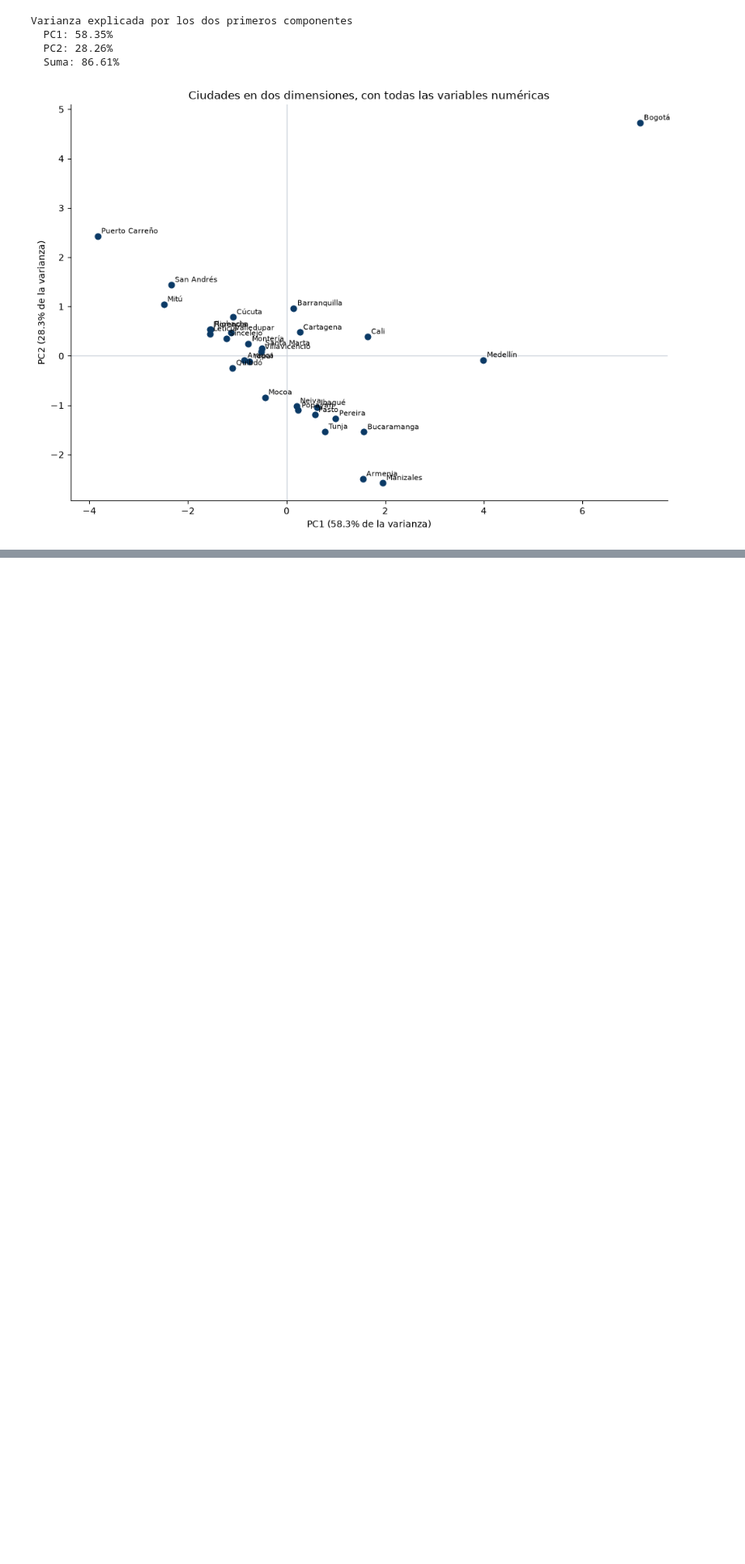
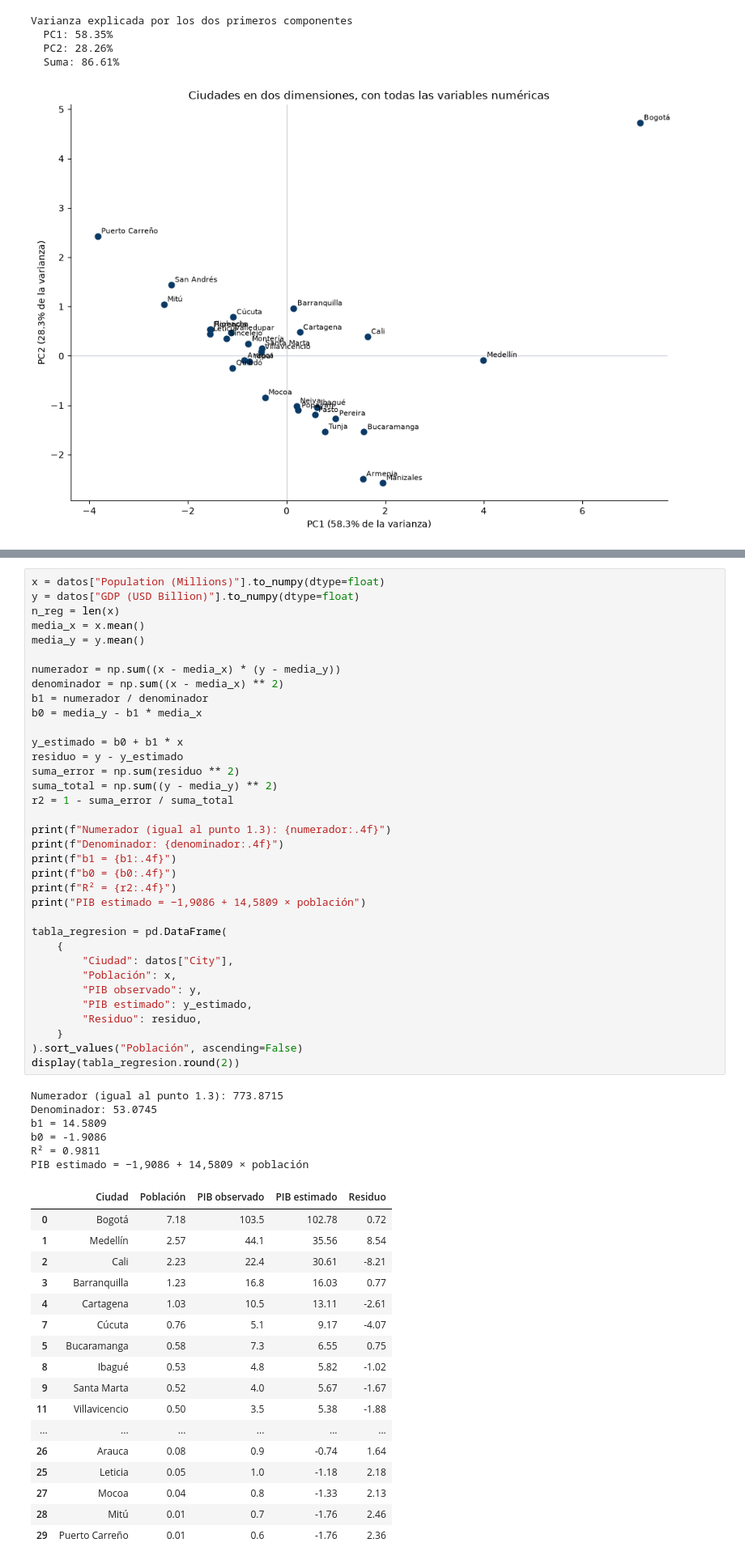
Before and after one commit to malejaDev/MachineLearning1, a Jupyter notebook: tarea1/src/notebook/tarea1.ipynb, the cells around one changed output, grey strips where cells are left out. Shown at 81% size. Saved outputs shown, nothing was run; the diff lists cells and outputs as text; blank space fills up the shorter version.

```diff
--- a/tarea1/src/notebook/tarea1.ipynb
+++ b/tarea1/src/notebook/tarea1.ipynb
@@ -1176,0 +1186,59 @@ Varianza explicada por los dos primeros componentes
+# %%
+x = datos["Population (Millions)"].to_numpy(dtype=float)
+y = datos["GDP (USD Billion)"].to_numpy(dtype=float)
+n_reg = len(x)
+media_x = x.mean()
+media_y = y.mean()
+
+numerador = np.sum((x - media_x) * (y - media_y))
+denominador = np.sum((x - media_x) ** 2)
+b1 = numerador / denominador
+b0 = media_y - b1 * media_x
+
+y_estimado = b0 + b1 * x
+residuo = y - y_estimado
+suma_error = np.sum(residuo ** 2)
+suma_total = np.sum((y - media_y) ** 2)
+r2 = 1 - suma_error / suma_total
+
+print(f"Numerador (igual al punto 1.3): {numerador:.4f}")
+print(f"Denominador: {denominador:.4f}")
+print(f"b1 = {b1:.4f}")
+print(f"b0 = {b0:.4f}")
+print(f"R² = {r2:.4f}")
+print("PIB estimado = −1,9086 + 14,5809 × población")
+
+tabla_regresion = pd.DataFrame(
+    {
+        "Ciudad": datos["City"],
+        "Población": x,
+        "PIB observado": y,
+        "PIB estimado": y_estimado,
+        "Residuo": residuo,
+    }
+).sort_values("Población", ascending=False)
+display(tabla_regresion.round(2))
+# %% [output]
+Numerador (igual al punto 1.3): 773.8715
+Denominador: 53.0745
+b1 = 14.5809
+b0 = -1.9086
+R² = 0.9811
+PIB estimado = −1,9086 + 14,5809 × población
+|  | Ciudad | Población | PIB observado | PIB estimado | Residuo |
+| 0 | Bogotá | 7.18 | 103.5 | 102.78 | 0.72 |
+| 1 | Medellín | 2.57 | 44.1 | 35.56 | 8.54 |
+| 2 | Cali | 2.23 | 22.4 | 30.61 | -8.21 |
+| 3 | Barranquilla | 1.23 | 16.8 | 16.03 | 0.77 |
+| 4 | Cartagena | 1.03 | 10.5 | 13.11 | -2.61 |
+| 7 | Cúcuta | 0.76 | 5.1 | 9.17 | -4.07 |
+| 5 | Bucaramanga | 0.58 | 7.3 | 6.55 | 0.75 |
+| 8 | Ibagué | 0.53 | 4.8 | 5.82 | -1.02 |
+| 9 | Santa Marta | 0.52 | 4.0 | 5.67 | -1.67 |
+| 11 | Villavicencio | 0.50 | 3.5 | 5.38 | -1.88 |
+| ... | ... | ... | ... | ... | ... |
+| 26 | Arauca | 0.08 | 0.9 | -0.74 | 1.64 |
+| 25 | Leticia | 0.05 | 1.0 | -1.18 | 2.18 |
+| 27 | Mocoa | 0.04 | 0.8 | -1.33 | 2.13 |
+| 28 | Mitú | 0.01 | 0.7 | -1.76 | 2.46 |
+| 29 | Puerto Carreño | 0.01 | 0.6 | -1.76 | 2.36 |
```
Also changed, not shown: parts of 6 cells of this notebook, 2 other files.
